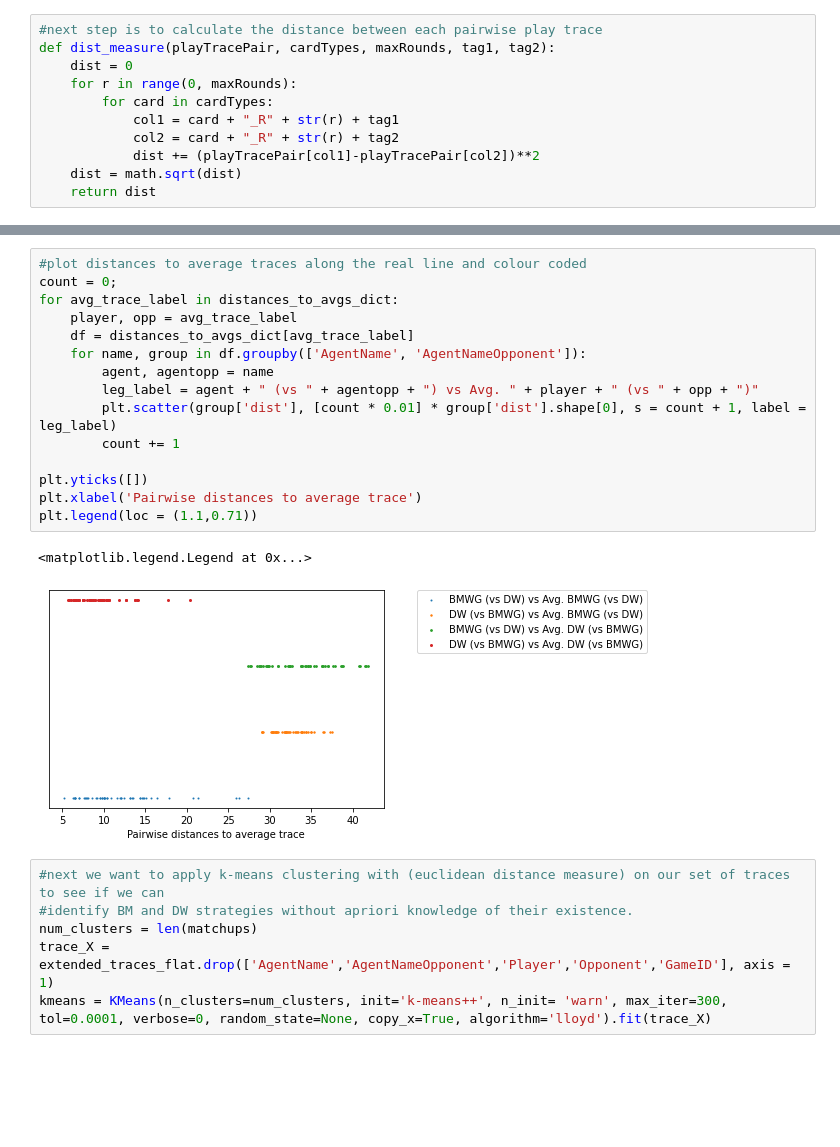
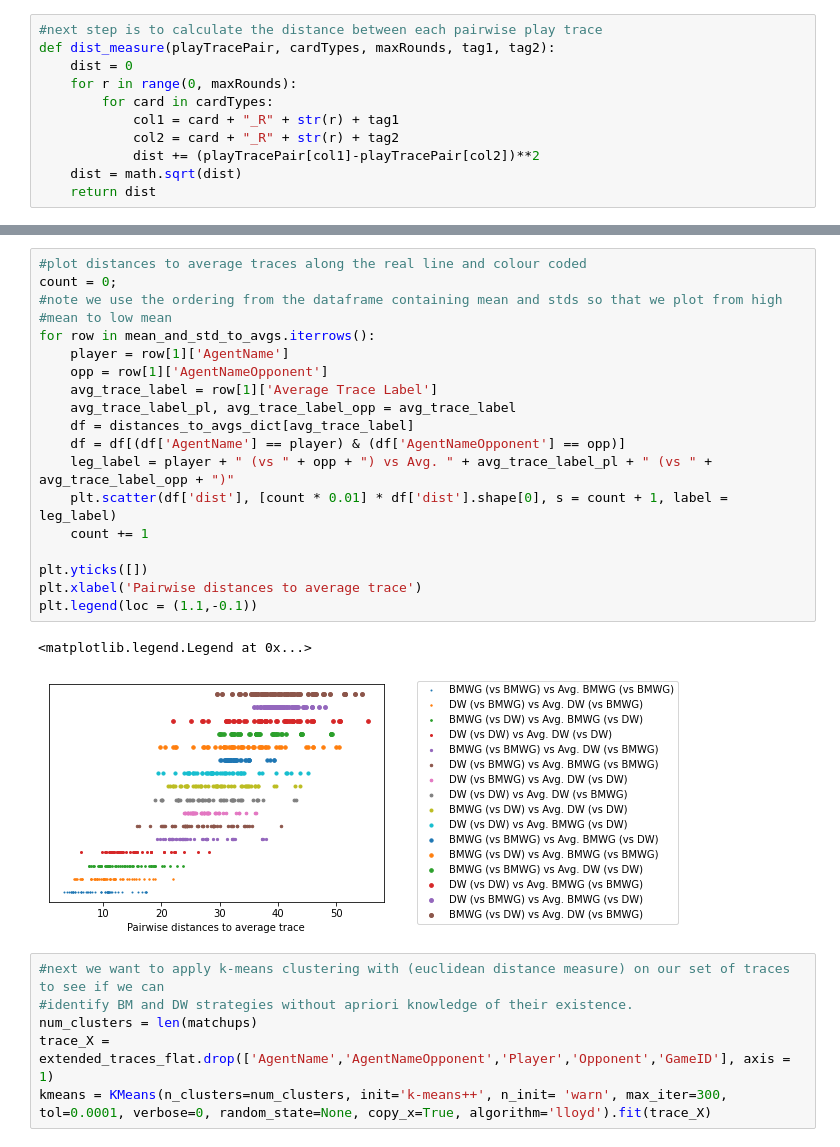
Before and after one commit to owenant/DominionPlayTraceClustering, a Jupyter notebook: PlayTraceAnalysisFromTAG.ipynb, the cells around one changed output, grey strips where cells are left out. Saved outputs shown, nothing was run; the diff lists cells and outputs as text; blank space fills up the shorter version.

```diff
--- a/PlayTraceAnalysisFromTAG.ipynb
+++ b/PlayTraceAnalysisFromTAG.ipynb
@@ -495,21 +532,25 @@ DW        BMWG                9.3  3.1    50
-# %%
-#plot distances to average traces along the real line and colour coded
-count = 0;
-for avg_trace_label in distances_to_avgs_dict:
-    player, opp = avg_trace_label
-    df = distances_to_avgs_dict[avg_trace_label]
-    for name, group in df.groupby(['AgentName', 'AgentNameOpponent']):
-        agent, agentopp = name
-        leg_label = agent + " (vs " + agentopp + ") vs Avg. " + player + " (vs " + opp + ")"
-        plt.scatter(group['dist'], [count * 0.01] * group['dist'].shape[0], s = count + 1, label = leg_label)
-        count += 1
-
-plt.yticks([])
-plt.xlabel('Pairwise distances to average trace')
-plt.legend(loc = (1.1,0.71))
-# %% [output]
-<matplotlib.legend.Legend at 0x...>
-[figure, removed]
+# %%
+#plot distances to average traces along the real line and colour coded
+count = 0;
+#note we use the ordering from the dataframe containing mean and stds so that we plot from high
+#mean to low mean
+for row in mean_and_std_to_avgs.iterrows():
+    player = row[1]['AgentName']
+    opp = row[1]['AgentNameOpponent']
+    avg_trace_label = row[1]['Average Trace Label']
+    avg_trace_label_pl, avg_trace_label_opp = avg_trace_label
+    df = distances_to_avgs_dict[avg_trace_label]
+    df = df[(df['AgentName'] == player) & (df['AgentNameOpponent'] == opp)]
+    leg_label = player + " (vs " + opp + ") vs Avg. " + avg_trace_label_pl + " (vs " + avg_trace_label_opp + ")"
+    plt.scatter(df['dist'], [count * 0.01] * df['dist'].shape[0], s = count + 1, label = leg_label)
+    count += 1
+
+plt.yticks([])
+plt.xlabel('Pairwise distances to average trace')
+plt.legend(loc = (1.1,-0.1))
+# %% [output]
+<matplotlib.legend.Legend at 0x...>
+[figure, added]
 # %%
 #next we want to apply k-means clustering with (euclidean distance measure) on our set of traces to see if we can
 #identify BM and DW strategies without apriori knowledge of their existence.
```
Also changed, not shown: parts of 26 cells of this notebook.
